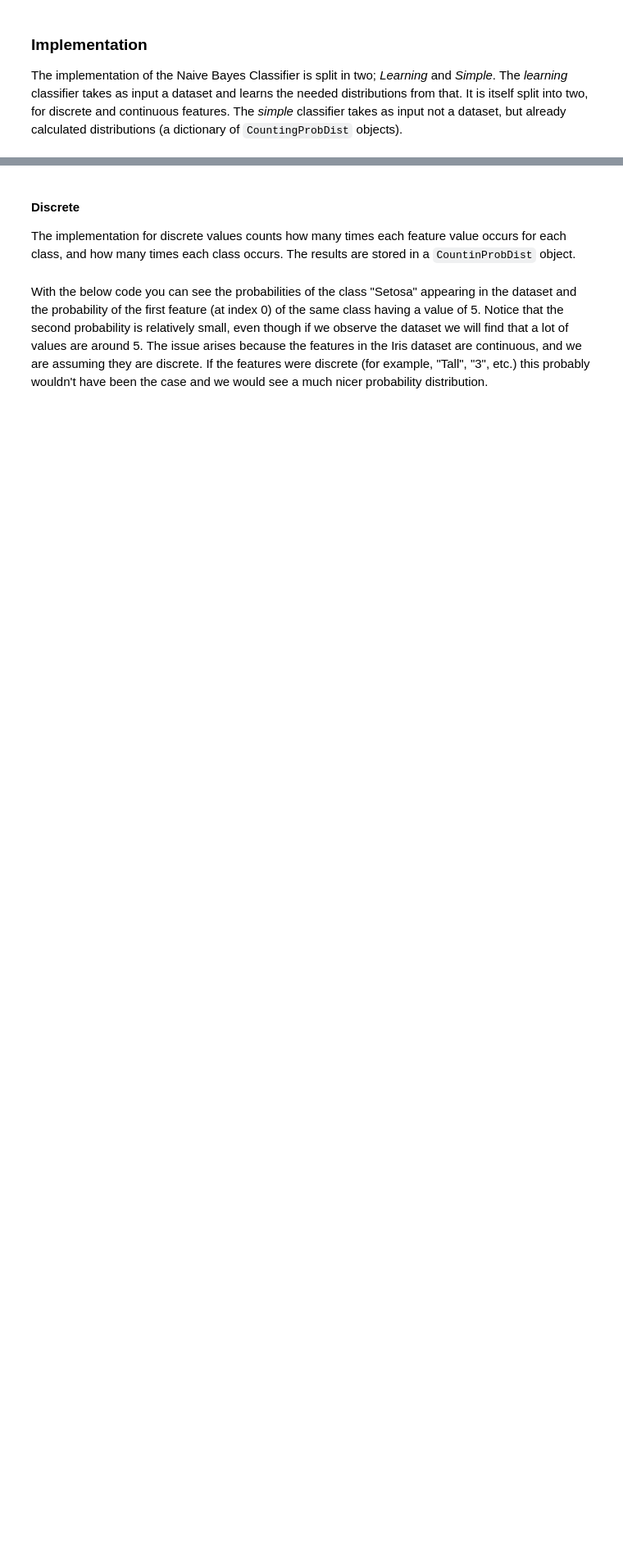
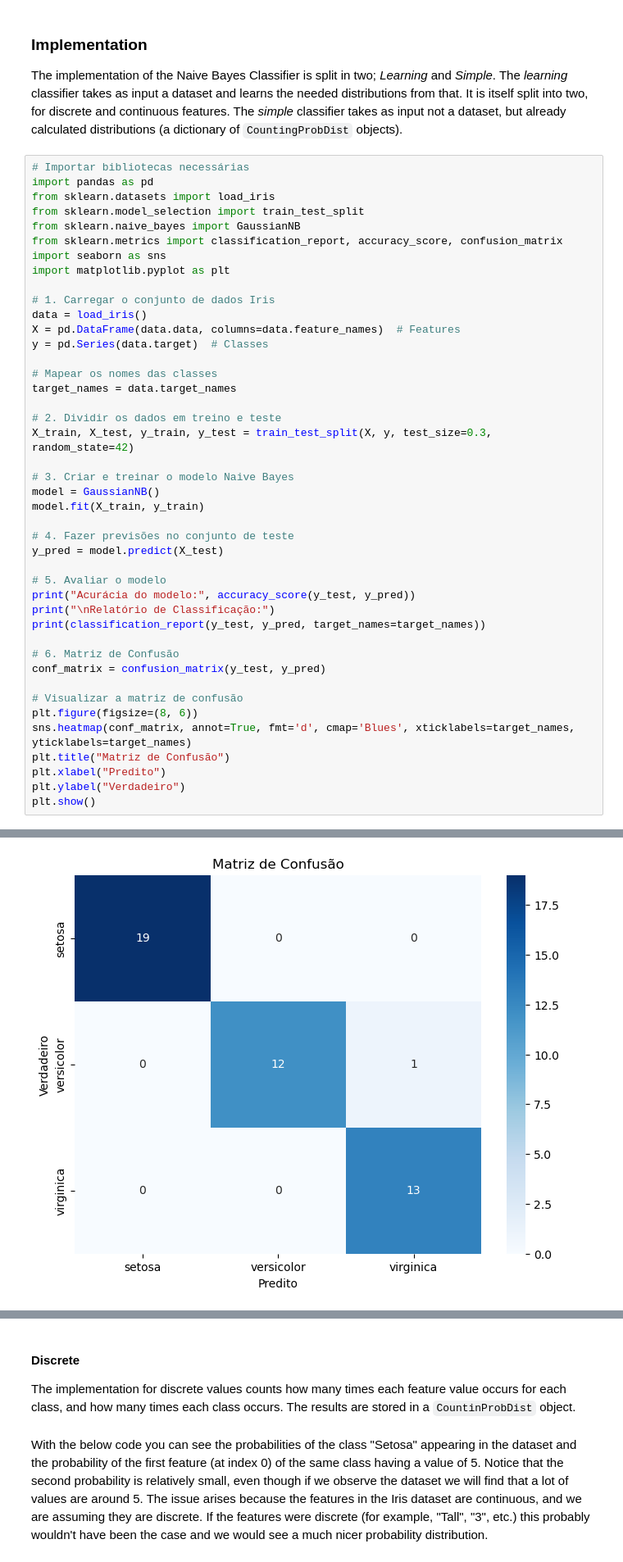
Before and after one commit to eltonsarmanho/aimacode_ptBR_python, a Jupyter notebook: learning.ipynb, the cells around one changed output, grey strips where cells are left out. Shown at 82% size. Drawn from its saved outputs; the diff is of its cells as text; blank space fills up the shorter version.

```diff
--- a/learning.ipynb
+++ b/learning.ipynb
@@ -1195,3 +1418,47 @@ Remember though that all the above are true because we made the assumption that
 ### Implementation
 
 The implementation of the Naive Bayes Classifier is split in two; *Learning* and *Simple*. The *learning* classifier takes as input a dataset and learns the needed distributions from that. It is itself split into two, for discrete and continuous features. The *simple* classifier takes as input not a dataset, but already calculated distributions (a dictionary of `CountingProbDist` objects).
+# %%
+# Importar bibliotecas necessárias
+import pandas as pd
+from sklearn.datasets import load_iris
+from sklearn.model_selection import train_test_split
+from sklearn.naive_bayes import GaussianNB
+from sklearn.metrics import classification_report, accuracy_score, confusion_matrix
+import seaborn as sns
+import matplotlib.pyplot as plt
+
+# 1. Carregar o conjunto de dados Iris
+data = load_iris()
+X = pd.DataFrame(data.data, columns=data.feature_names)  # Features
+y = pd.Series(data.target)  # Classes
+
+# Mapear os nomes das classes
+target_names = data.target_names
+
+# 2. Dividir os dados em treino e teste
+X_train, X_test, y_train, y_test = train_test_split(X, y, test_size=0.3, random_state=42)
+
+# 3. Criar e treinar o modelo Naive Bayes
+model = GaussianNB()
+model.fit(X_train, y_train)
+
+# 4. Fazer previsões no conjunto de teste
+y_pred = model.predict(X_test)
+
+# 5. Avaliar o modelo
+print("Acurácia do modelo:", accuracy_score(y_test, y_pred))
+print("\nRelatório de Classificação:")
+print(classification_report(y_test, y_pred, target_names=target_names))
+
+# 6. Matriz de Confusão
+conf_matrix = confusion_matrix(y_test, y_pred)
+
+# Visualizar a matriz de confusão
+plt.figure(figsize=(8, 6))
+sns.heatmap(conf_matrix, annot=True, fmt='d', cmap='Blues', xticklabels=target_names, yticklabels=target_names)
+plt.title("Matriz de Confusão")
+plt.xlabel("Predito")
+plt.ylabel("Verdadeiro")
+plt.show()
+# %% [output]
@@ -1197,0 +1477 @@ The implementation of the Naive Bayes Classifier is split in two; *Learning* and
+[figure, added]
```
Also changed, not shown: parts of 15 cells of this notebook.
